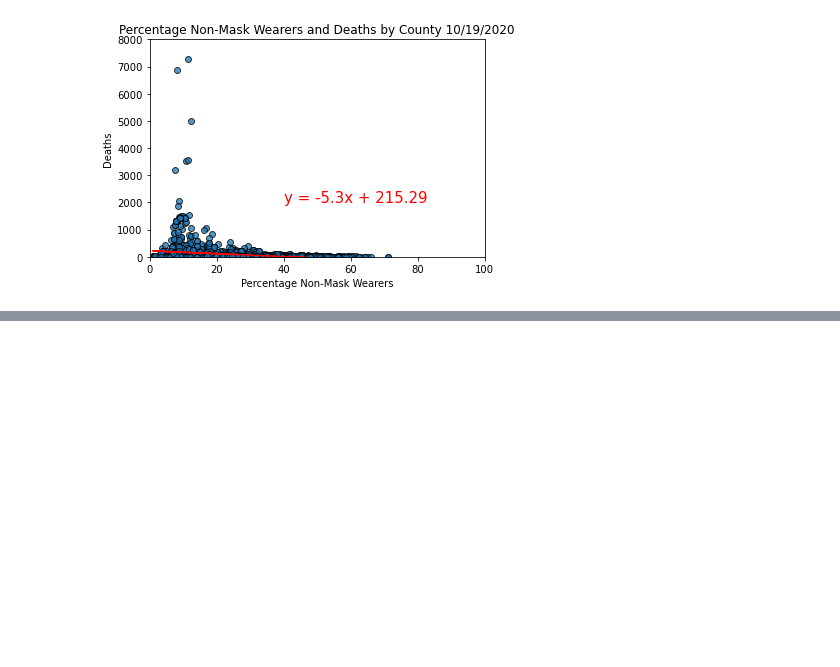
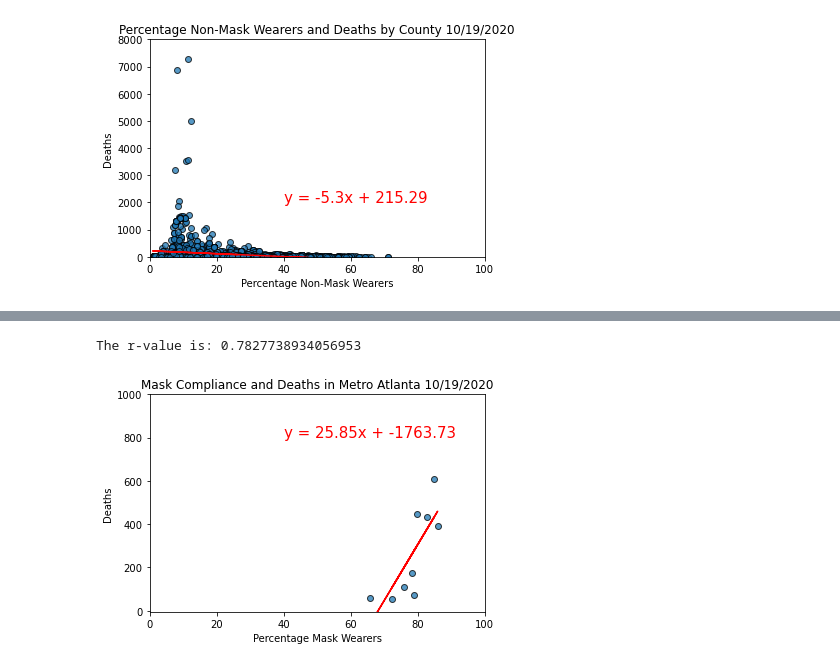
Before and after one commit to rashaad18/project_1, a Jupyter notebook: MaskMerge.ipynb, the cells around one changed output, grey strips where cells are left out. Drawn from its saved outputs; the diff is of its cells as text; code cells hidden in the pictures; blank space fills up the shorter version.

```diff
--- a/MaskMerge.ipynb
+++ b/MaskMerge.ipynb
@@ -230,0 +337,29 @@ atl_df
+# %%
+# Test metro Atlanta correlation
+
+# Variables
+x_val= atl_deaths["Compliance"]
+y_val= atl_deaths["Deaths"]
+
+# Perform linear regression
+slope, intercept, r, p, stderr = linregress(x_val, y_val)
+
+# Slope equation
+regress_values = x_val * slope + intercept
+
+# Add line
+line_eq = "y = " + str(round(slope,2)) + "x + " + str(round(intercept,2))
+
+plt.scatter(x_val, y_val, marker="o", alpha=.75, edgecolors="k")
+plt.plot(x_val,regress_values,"r-")
+plt.annotate(line_eq,(40,800),fontsize=15,color="red")
+plt.title("Mask Compliance and Deaths in Metro Atlanta 10/19/2020")
+plt.xlabel("Percentage Mask Wearers")
+plt.ylabel("Deaths")
+plt.xlim(0, 100)
+plt.ylim(-5, 1000)
+print(f"The r-value is: {r}")
+plt.show()
+# %% [output]
+The r-value is: 0.7827738934056953
+[figure, added]
```
Also changed, not shown: parts of 13 cells of this notebook.
